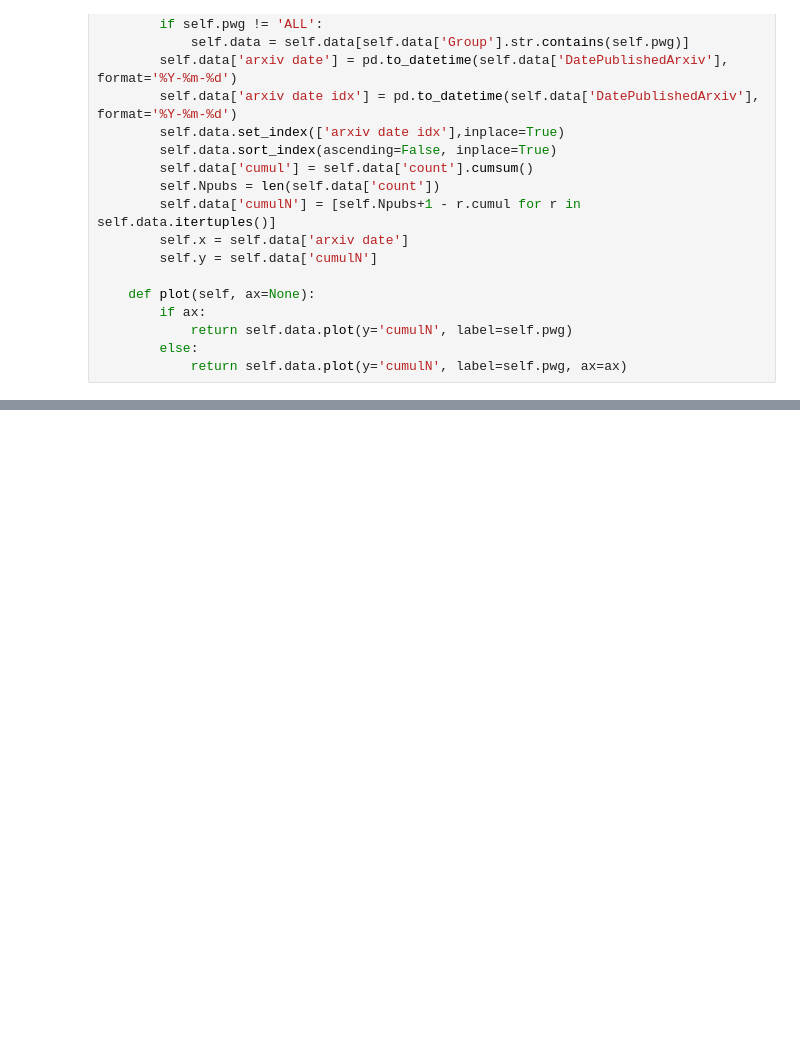
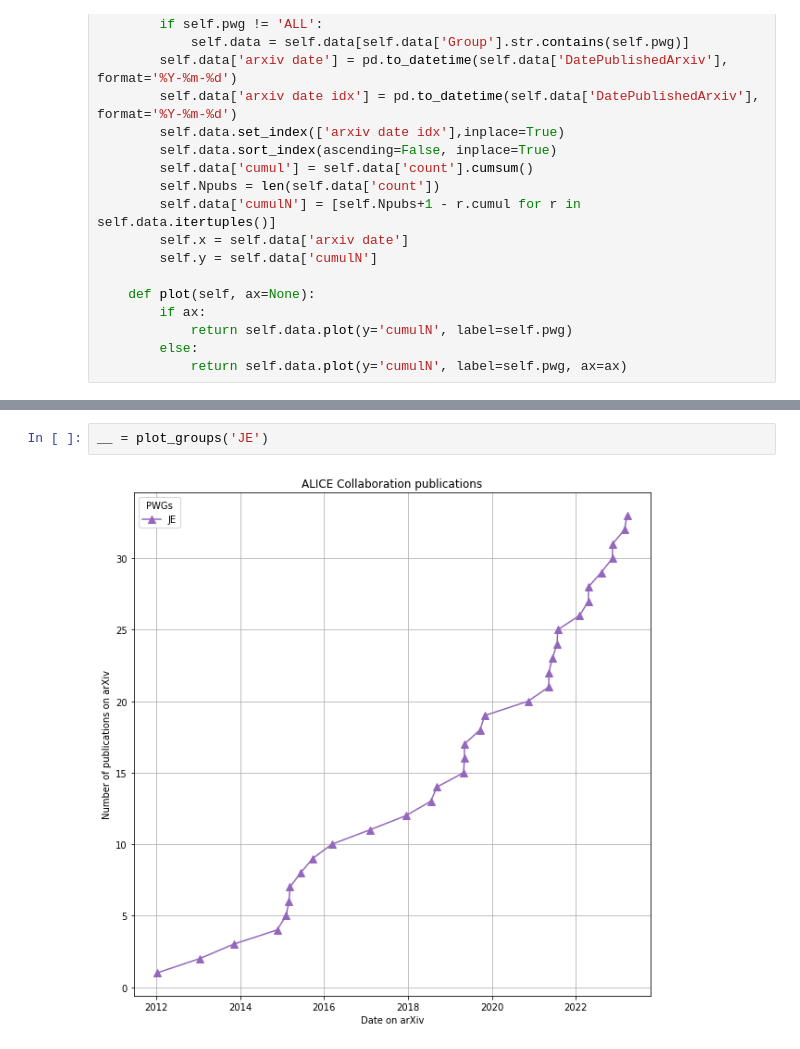
Before and after one commit to matplo/playground, a Jupyter notebook: alicePubs.ipynb, the cells around one changed output, grey strips where cells are left out. Saved outputs shown, nothing was run; the diff lists cells and outputs as text; blank space fills up the shorter version.

```diff
--- a/alicePubs.ipynb
+++ b/alicePubs.ipynb
@@ -65,0 +73,4 @@ __ = plot_groups('JE GA UD HF DQ PP MM')
+# %%
+__ = plot_groups('JE')
+# %% [output]
+[figure, added]
```
Also changed, not shown: parts of 6 cells of this notebook.
